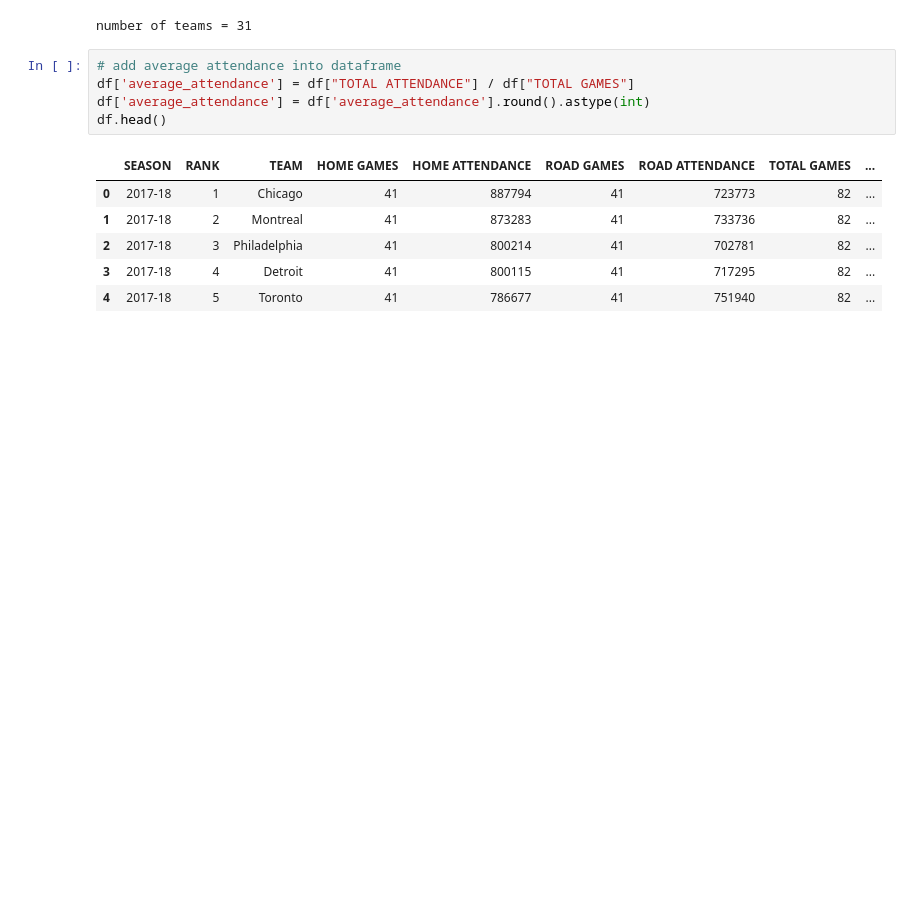
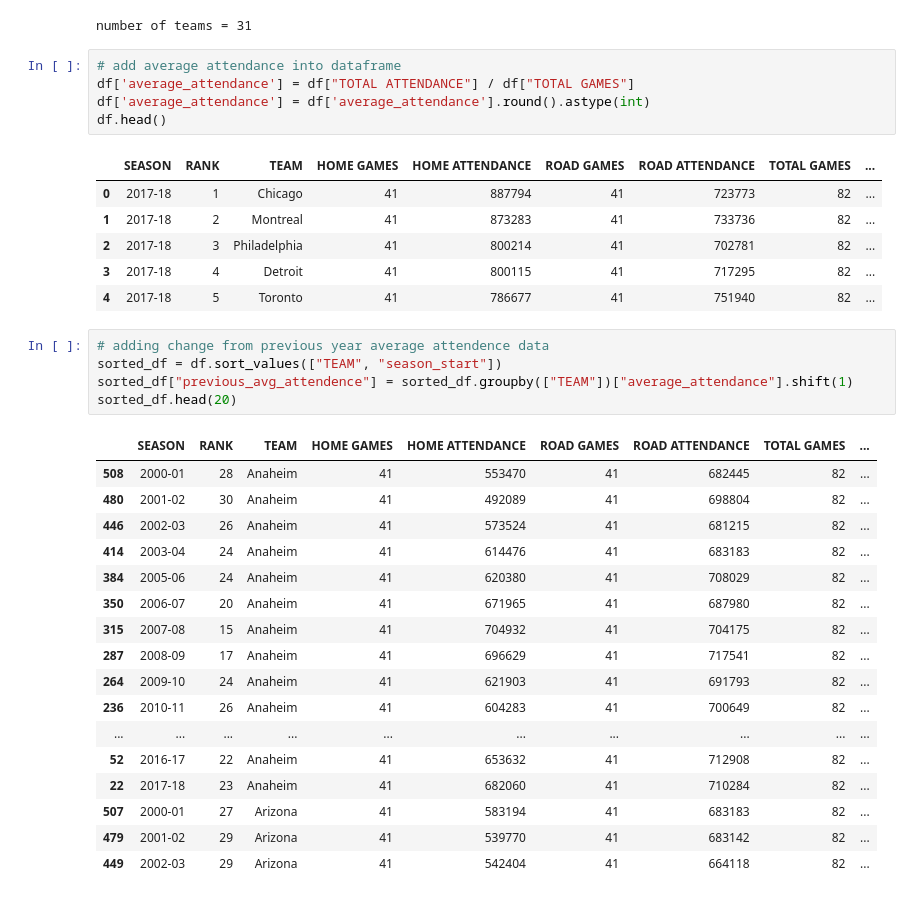
Before and after one commit to gyonghua/MakeoverMonday, a Jupyter notebook: 2019/2019w1/2019w1_data_explore.ipynb, the cells around one changed output. Drawn from its saved outputs; the diff is of its cells as text; blank space fills up the shorter version.

```diff
--- a/2019/2019w1/2019w1_data_explore.ipynb
+++ b/2019/2019w1/2019w1_data_explore.ipynb
@@ -99,3 +101,26 @@ df.head()
 | 2 | 2017-18 | 3 | Philadelphia | 41 | 800214 | 41 | 702781 | 82 | ... |
 | 3 | 2017-18 | 4 | Detroit | 41 | 800115 | 41 | 717295 | 82 | ... |
 | 4 | 2017-18 | 5 | Toronto | 41 | 786677 | 41 | 751940 | 82 | ... |
+# %%
+# adding change from previous year average attendence data
+sorted_df = df.sort_values(["TEAM", "season_start"])
+sorted_df["previous_avg_attendence"] = sorted_df.groupby(["TEAM"])["average_attendance"].shift(1)
+sorted_df.head(20)
+# %% [output]
+|  | SEASON | RANK | TEAM | HOME GAMES | HOME ATTENDANCE | ROAD GAMES | ROAD ATTENDANCE | TOTAL GAMES | ... |
+| 508 | 2000-01 | 28 | Anaheim | 41 | 553470 | 41 | 682445 | 82 | ... |
+| 480 | 2001-02 | 30 | Anaheim | 41 | 492089 | 41 | 698804 | 82 | ... |
+| 446 | 2002-03 | 26 | Anaheim | 41 | 573524 | 41 | 681215 | 82 | ... |
+| 414 | 2003-04 | 24 | Anaheim | 41 | 614476 | 41 | 683183 | 82 | ... |
+| 384 | 2005-06 | 24 | Anaheim | 41 | 620380 | 41 | 708029 | 82 | ... |
+| 350 | 2006-07 | 20 | Anaheim | 41 | 671965 | 41 | 687980 | 82 | ... |
+| 315 | 2007-08 | 15 | Anaheim | 41 | 704932 | 41 | 704175 | 82 | ... |
+| 287 | 2008-09 | 17 | Anaheim | 41 | 696629 | 41 | 717541 | 82 | ... |
+| 264 | 2009-10 | 24 | Anaheim | 41 | 621903 | 41 | 691793 | 82 | ... |
+| 236 | 2010-11 | 26 | Anaheim | 41 | 604283 | 41 | 700649 | 82 | ... |
+| ... | ... | ... | ... | ... | ... | ... | ... | ... | ... |
+| 52 | 2016-17 | 22 | Anaheim | 41 | 653632 | 41 | 712908 | 82 | ... |
+| 22 | 2017-18 | 23 | Anaheim | 41 | 682060 | 41 | 710284 | 82 | ... |
+| 507 | 2000-01 | 27 | Arizona | 41 | 583194 | 41 | 683183 | 82 | ... |
+| 479 | 2001-02 | 29 | Arizona | 41 | 539770 | 41 | 683142 | 82 | ... |
+| 449 | 2002-03 | 29 | Arizona | 41 | 542404 | 41 | 664118 | 82 | ... |
```
Also changed, not shown: parts of 6 cells of this notebook, 4 other files.
